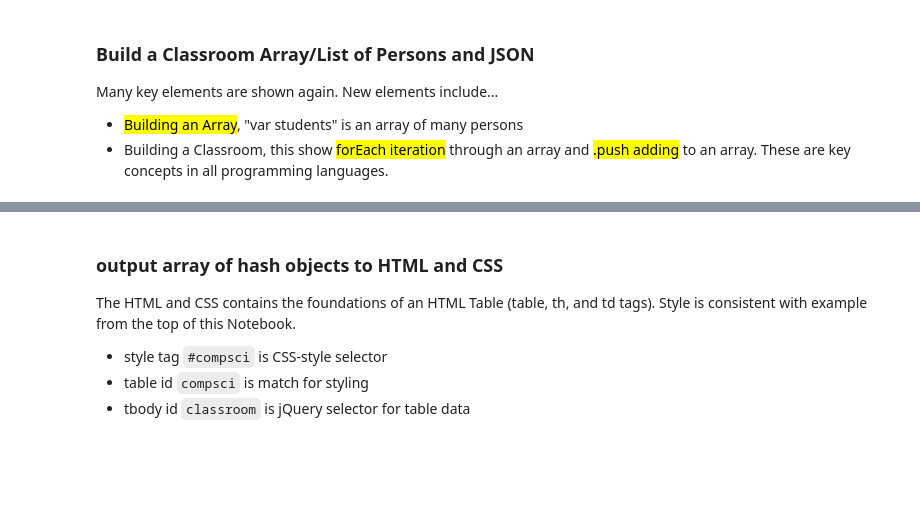
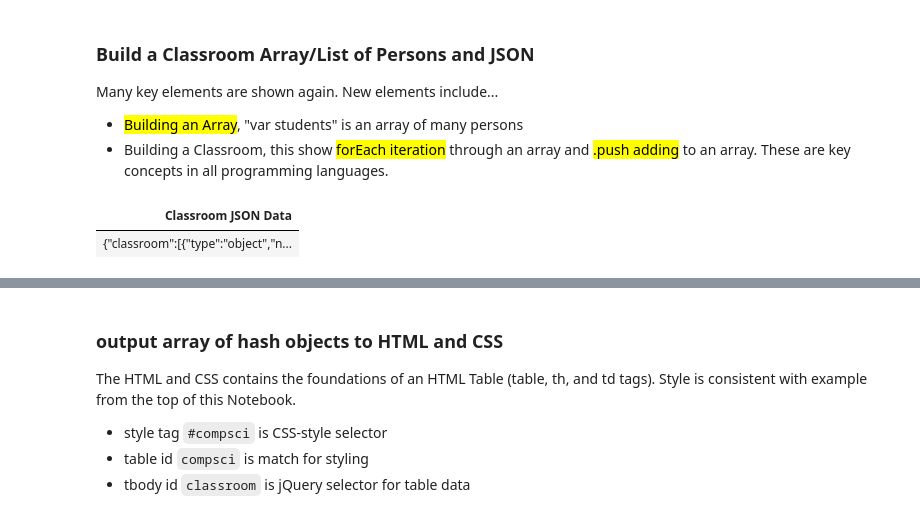
Before and after one commit to nighthawkcoders/APCSP, a Jupyter notebook: _notebooks/2022-09-19-PBL-javascript_tutorial.ipynb, the cells around one changed output, grey strips where cells are left out. Cells and saved outputs as stored; diff of their text form; code cells hidden in the pictures; blank space fills up the shorter version.

```diff
--- a/_notebooks/2022-09-19-PBL-javascript_tutorial.ipynb
+++ b/_notebooks/2022-09-19-PBL-javascript_tutorial.ipynb
@@ -259,6 +259,36 @@ student.logIt(); // log to console
 Many key elements are shown again.  New elements include...
 - <mark>Building an Array</mark>, "var students" is an array of many persons
 - Building a Classroom, this show <mark>forEach iteration</mark> through an array and <mark>.push adding</mark> to an array.  These are key concepts in all programming languages.
+# %%
+from IPython.display import display
+from IPython.core.display import HTML
+
+# This block allow Jupyter Notebook to generate conventional HTML and CSS
+display(HTML('''
+    <style>
+        #jsonTable {
+            background-color: #353b45;
+            padding: 10px;
+            border: 3px solid #ccc;
+            box-shadow: 0.8em 0.4em 0.4em grey;
+        }
+    </style>
+    <table id="jsonTable">
+      <thead>
+      <tr>
+        <th>Classroom JSON Data</th>
+      </tr>
+      </thead>
+      <tbody>
+      <tr>
+        <td id="jsonText">{"classroom":[{"type":"object","name":"sample","ghID":"sample","classOf":2000,"role":"sample"}]}</th>
+      </tr>
+      </tbody>
+    </table>
+'''))
+# %% [output]
+| Classroom JSON Data |
+| {"classroom":[{"type":"object","n... |
 # %%
 %%js
 console.log("Classroom object");
```
Also changed, not shown: parts of 5 cells of this notebook.
